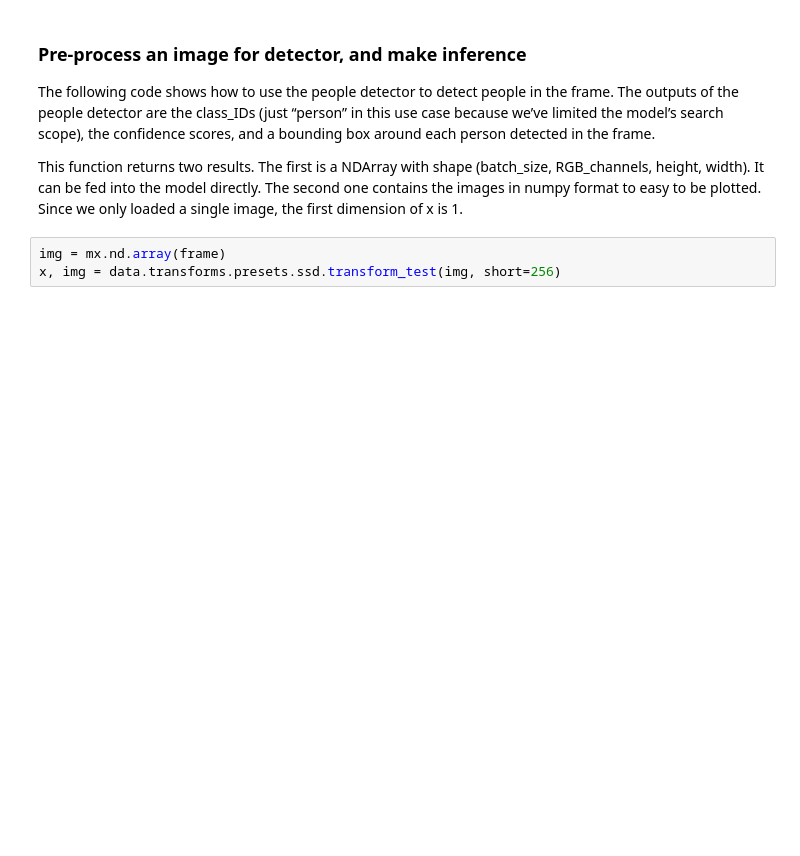
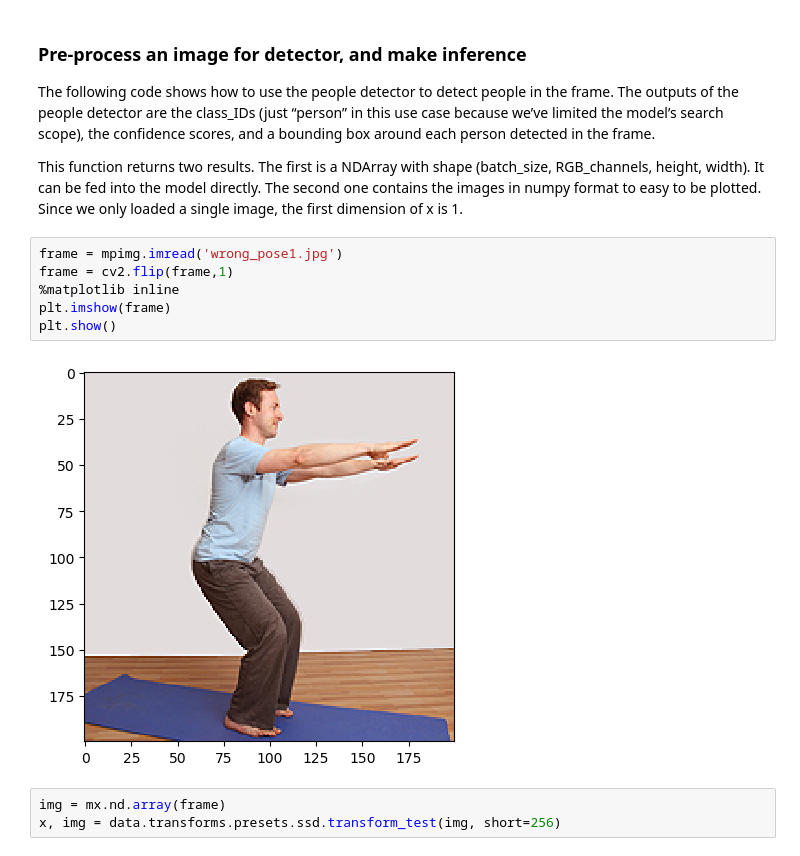
Before and after one commit to gozburak/yogi-robot-cv-sagemaker, a Jupyter notebook: posture_analysis_tester.ipynb, the cells around one changed output. Saved outputs shown, nothing was run; the diff lists cells and outputs as text; blank space fills up the shorter version.

```diff
--- a/posture_analysis_tester.ipynb
+++ b/posture_analysis_tester.ipynb
@@ -91,6 +82,14 @@ people_detector.reset_class(["person"], reuse_weights=['person'])
 The following code shows how to use the people detector to detect people in the frame. The outputs of the people detector are the class_IDs (just “person” in this use case because we’ve limited the model’s search scope), the confidence scores, and a bounding box around each person detected in the frame.
 
 This function returns two results. The first is a NDArray with shape (batch_size, RGB_channels, height, width). It can be fed into the model directly. The second one contains the images in numpy format to easy to be plotted. Since we only loaded a single image, the first dimension of x is 1.
+# %%
+frame = mpimg.imread('wrong_pose1.jpg')
+frame = cv2.flip(frame,1)
+%matplotlib inline
+plt.imshow(frame)
+plt.show()
+# %% [output]
+[figure, added]
 # %%
 img = mx.nd.array(frame)
 x, img = data.transforms.presets.ssd.transform_test(img, short=256)
```
Also changed, not shown: parts of 47 cells of this notebook, 1 other file.
